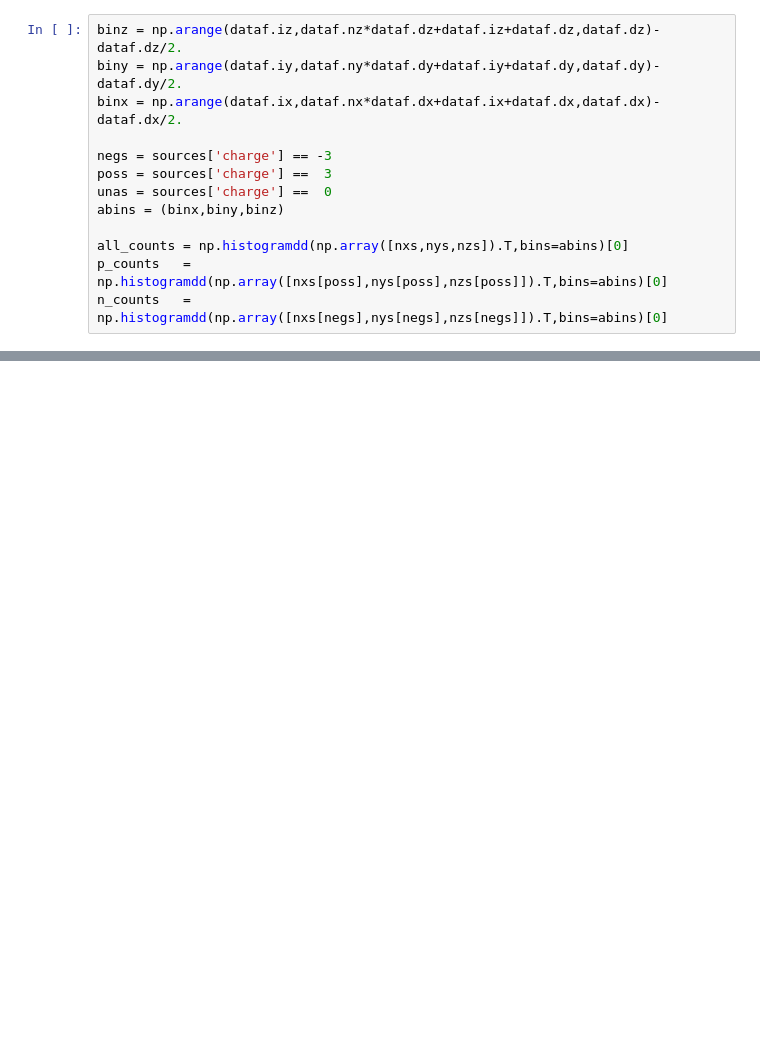
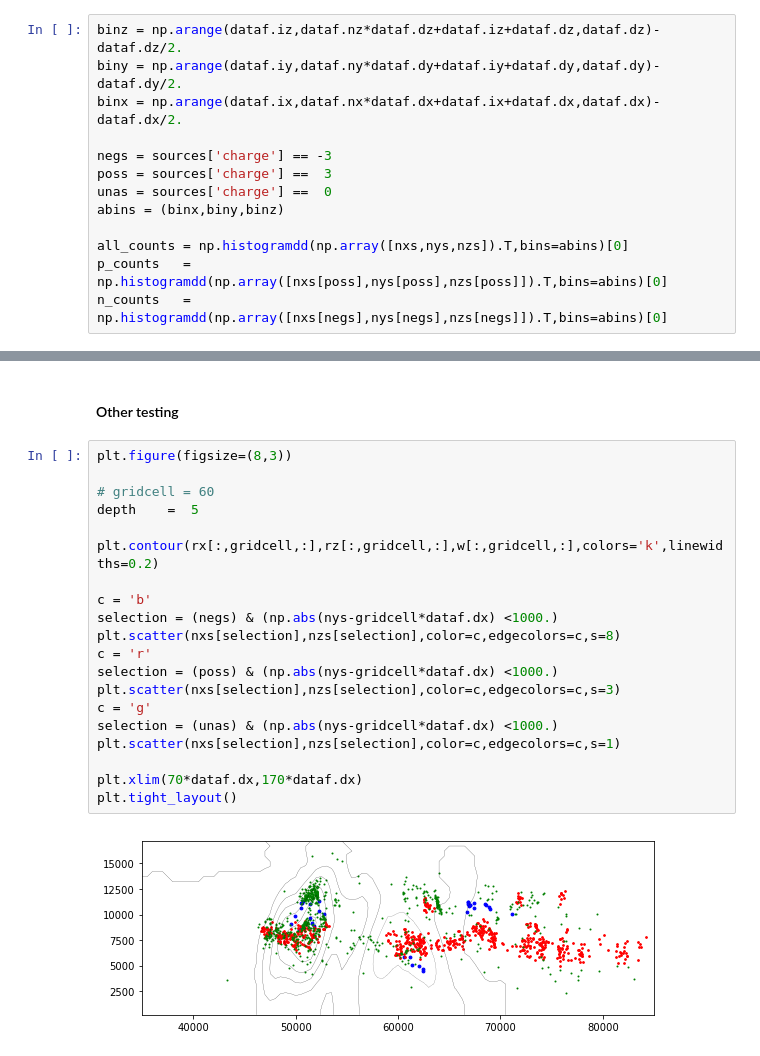
Before and after one commit to vbalderdash/varout_data, a Jupyter notebook: readout.ipynb, the cells around one changed output, grey strips where cells are left out. Drawn from its saved outputs; the diff is of its cells as text; blank space fills up the shorter version.

```diff
--- a/readout.ipynb
+++ b/readout.ipynb
@@ -87,2 +112,26 @@ plt.colorbar()
+# %% [markdown]
+#### Other testing
+# %%
+plt.figure(figsize=(8,3))
+
+# gridcell = 60
+depth    =  5
+
+plt.contour(rx[:,gridcell,:],rz[:,gridcell,:],w[:,gridcell,:],colors='k',linewidths=0.2)
+
+c = 'b'
+selection = (negs) & (np.abs(nys-gridcell*dataf.dx) <1000.)
+plt.scatter(nxs[selection],nzs[selection],color=c,edgecolors=c,s=8)
+c = 'r'
+selection = (poss) & (np.abs(nys-gridcell*dataf.dx) <1000.)
+plt.scatter(nxs[selection],nzs[selection],color=c,edgecolors=c,s=3)
+c = 'g'
+selection = (unas) & (np.abs(nys-gridcell*dataf.dx) <1000.)
+plt.scatter(nxs[selection],nzs[selection],color=c,edgecolors=c,s=1)
+
+plt.xlim(70*dataf.dx,170*dataf.dx)
+plt.tight_layout()
+# %% [output]
+[figure, added]
 # %%
 plt.figure(figsize=(8,3))
```
Also changed, not shown: parts of 8 cells of this notebook.
